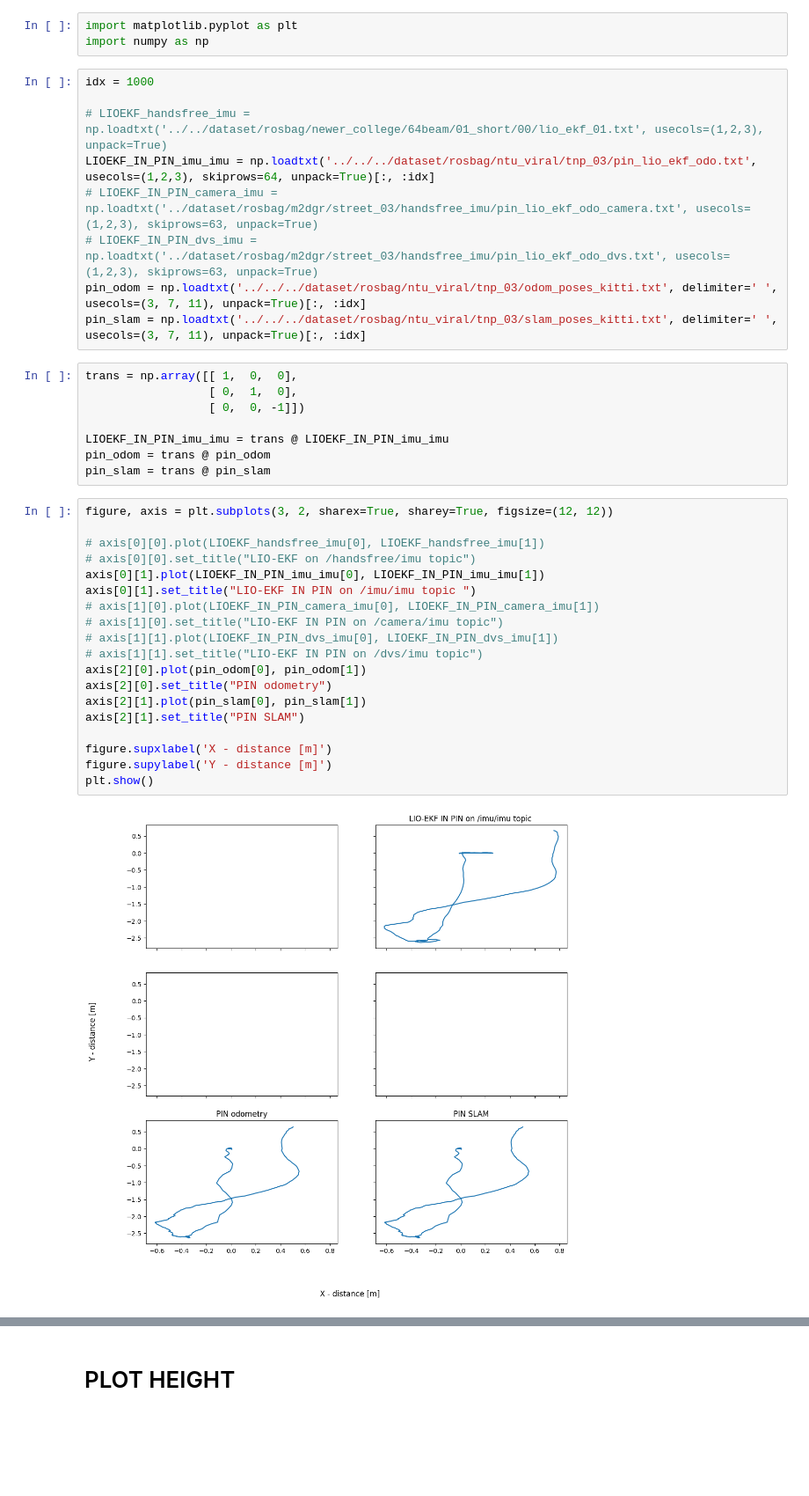
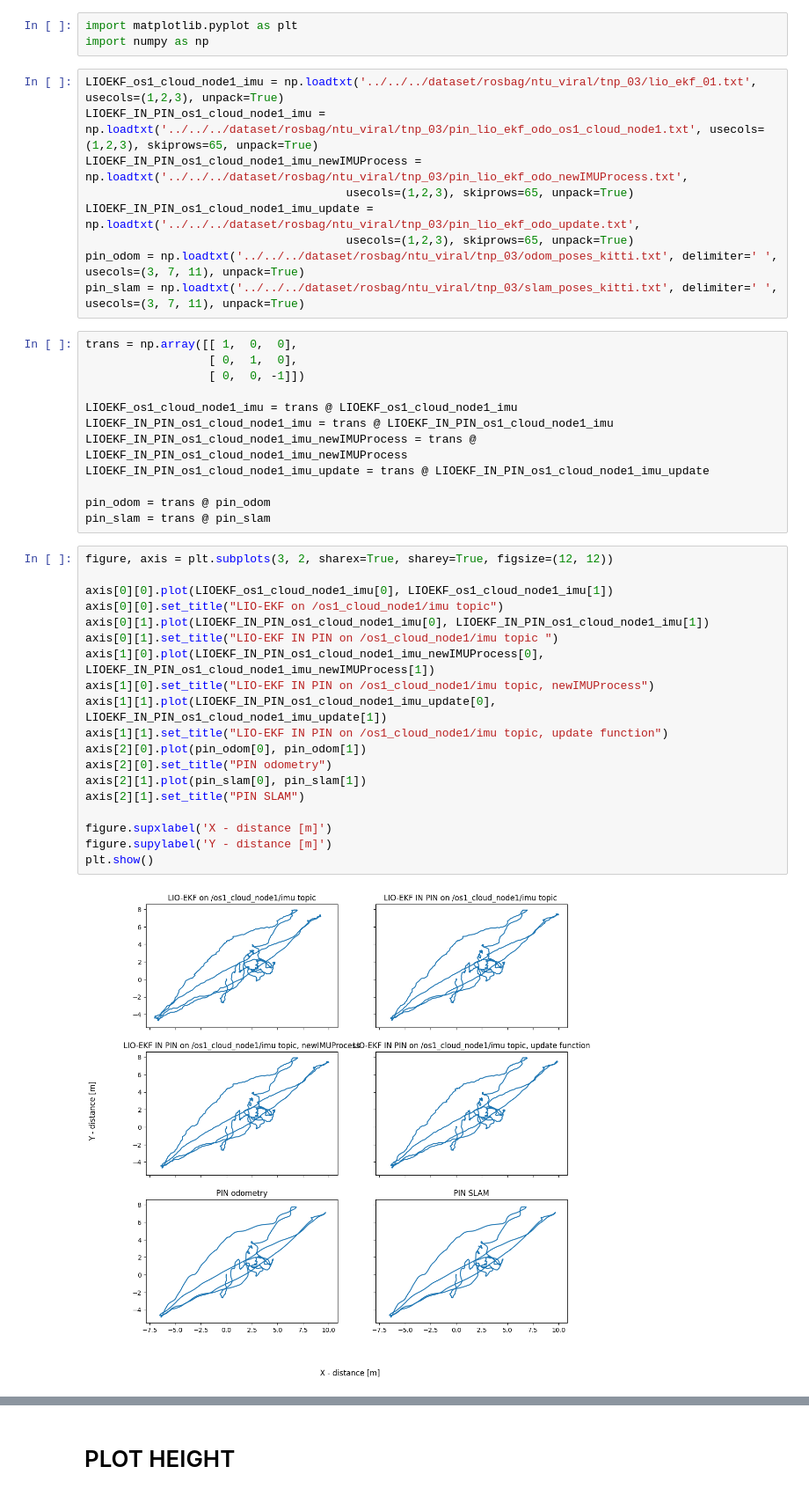
Before and after one commit to ohmohmpr/PINI, a Jupyter notebook: ohm/plot_path/NTU_VIRAL/tnp/path_NTU_VIRAL_tnp_03.ipynb, the cells around one changed output, grey strips where cells are left out. Shown at 88% size. Saved outputs shown, nothing was run; the diff lists cells and outputs as text; blank space fills up the shorter version.

```diff
--- a/ohm/plot_path/NTU_VIRAL/tnp/path_NTU_VIRAL_tnp_03.ipynb
+++ b/ohm/plot_path/NTU_VIRAL/tnp/path_NTU_VIRAL_tnp_03.ipynb
@@ -2,41 +2,45 @@
 import matplotlib.pyplot as plt
 import numpy as np
 # %%
-idx = 1000
-
-# LIOEKF_handsfree_imu = np.loadtxt('../../dataset/rosbag/newer_college/64beam/01_short/00/lio_ekf_01.txt', usecols=(1,2,3), unpack=True)
-LIOEKF_IN_PIN_imu_imu = np.loadtxt('../../../dataset/rosbag/ntu_viral/tnp_03/pin_lio_ekf_odo.txt', usecols=(1,2,3), skiprows=64, unpack=True)[:, :idx]
-# LIOEKF_IN_PIN_camera_imu = np.loadtxt('../dataset/rosbag/m2dgr/street_03/handsfree_imu/pin_lio_ekf_odo_camera.txt', usecols=(1,2,3), skiprows=63, unpack=True)
-# LIOEKF_IN_PIN_dvs_imu = np.loadtxt('../dataset/rosbag/m2dgr/street_03/handsfree_imu/pin_lio_ekf_odo_dvs.txt', usecols=(1,2,3), skiprows=63, unpack=True)
-pin_odom = np.loadtxt('../../../dataset/rosbag/ntu_viral/tnp_03/odom_poses_kitti.txt', delimiter=' ', usecols=(3, 7, 11), unpack=True)[:, :idx]
-pin_slam = np.loadtxt('../../../dataset/rosbag/ntu_viral/tnp_03/slam_poses_kitti.txt', delimiter=' ', usecols=(3, 7, 11), unpack=True)[:, :idx]
+LIOEKF_os1_cloud_node1_imu = np.loadtxt('../../../dataset/rosbag/ntu_viral/tnp_03/lio_ekf_01.txt', usecols=(1,2,3), unpack=True)
+LIOEKF_IN_PIN_os1_cloud_node1_imu = np.loadtxt('../../../dataset/rosbag/ntu_viral/tnp_03/pin_lio_ekf_odo_os1_cloud_node1.txt', usecols=(1,2,3), skiprows=65, unpack=True)
+LIOEKF_IN_PIN_os1_cloud_node1_imu_newIMUProcess = np.loadtxt('../../../dataset/rosbag/ntu_viral/tnp_03/pin_lio_ekf_odo_newIMUProcess.txt',
+                                      usecols=(1,2,3), skiprows=65, unpack=True)
+LIOEKF_IN_PIN_os1_cloud_node1_imu_update = np.loadtxt('../../../dataset/rosbag/ntu_viral/tnp_03/pin_lio_ekf_odo_update.txt',
+                                      usecols=(1,2,3), skiprows=65, unpack=True)
+pin_odom = np.loadtxt('../../../dataset/rosbag/ntu_viral/tnp_03/odom_poses_kitti.txt', delimiter=' ', usecols=(3, 7, 11), unpack=True)
+pin_slam = np.loadtxt('../../../dataset/rosbag/ntu_viral/tnp_03/slam_poses_kitti.txt', delimiter=' ', usecols=(3, 7, 11), unpack=True)
 # %%
 trans = np.array([[ 1,  0,  0],
                   [ 0,  1,  0],
                   [ 0,  0, -1]])
 
-LIOEKF_IN_PIN_imu_imu = trans @ LIOEKF_IN_PIN_imu_imu
+LIOEKF_os1_cloud_node1_imu = trans @ LIOEKF_os1_cloud_node1_imu
+LIOEKF_IN_PIN_os1_cloud_node1_imu = trans @ LIOEKF_IN_PIN_os1_cloud_node1_imu
+LIOEKF_IN_PIN_os1_cloud_node1_imu_newIMUProcess = trans @ LIOEKF_IN_PIN_os1_cloud_node1_imu_newIMUProcess
+LIOEKF_IN_PIN_os1_cloud_node1_imu_update = trans @ LIOEKF_IN_PIN_os1_cloud_node1_imu_update
+
 pin_odom = trans @ pin_odom
 pin_slam = trans @ pin_slam
 # %%
 figure, axis = plt.subplots(3, 2, sharex=True, sharey=True, figsize=(12, 12))
 
-# axis[0][0].plot(LIOEKF_handsfree_imu[0], LIOEKF_handsfree_imu[1])
-# axis[0][0].set_title("LIO-EKF on /handsfree/imu topic")
-axis[0][1].plot(LIOEKF_IN_PIN_imu_imu[0], LIOEKF_IN_PIN_imu_imu[1])
-axis[0][1].set_title("LIO-EKF IN PIN on /imu/imu topic ")
-# axis[1][0].plot(LIOEKF_IN_PIN_camera_imu[0], LIOEKF_IN_PIN_camera_imu[1])
-# axis[1][0].set_title("LIO-EKF IN PIN on /camera/imu topic")
-# axis[1][1].plot(LIOEKF_IN_PIN_dvs_imu[0], LIOEKF_IN_PIN_dvs_imu[1])
-# axis[1][1].set_title("LIO-EKF IN PIN on /dvs/imu topic")
+axis[0][0].plot(LIOEKF_os1_cloud_node1_imu[0], LIOEKF_os1_cloud_node1_imu[1])
+axis[0][0].set_title("LIO-EKF on /os1_cloud_node1/imu topic")
+axis[0][1].plot(LIOEKF_IN_PIN_os1_cloud_node1_imu[0], LIOEKF_IN_PIN_os1_cloud_node1_imu[1])
+axis[0][1].set_title("LIO-EKF IN PIN on /os1_cloud_node1/imu topic ")
+axis[1][0].plot(LIOEKF_IN_PIN_os1_cloud_node1_imu_newIMUProcess[0], LIOEKF_IN_PIN_os1_cloud_node1_imu_newIMUProcess[1])
+axis[1][0].set_title("LIO-EKF IN PIN on /os1_cloud_node1/imu topic, newIMUProcess")
+axis[1][1].plot(LIOEKF_IN_PIN_os1_cloud_node1_imu_update[0], LIOEKF_IN_PIN_os1_cloud_node1_imu_update[1])
+axis[1][1].set_title("LIO-EKF IN PIN on /os1_cloud_node1/imu topic, update function")
 axis[2][0].plot(pin_odom[0], pin_odom[1])
 axis[2][0].set_title("PIN odometry")
 axis[2][1].plot(pin_slam[0], pin_slam[1])
 axis[2][1].set_title("PIN SLAM")
 
 figure.supxlabel('X - distance [m]')
 figure.supylabel('Y - distance [m]')
 plt.show()
 # %% [output]
-[figure, old version]
+[figure, new version]
 # %%
```
Also changed, not shown: parts of 8 cells of this notebook, 44 other files.
